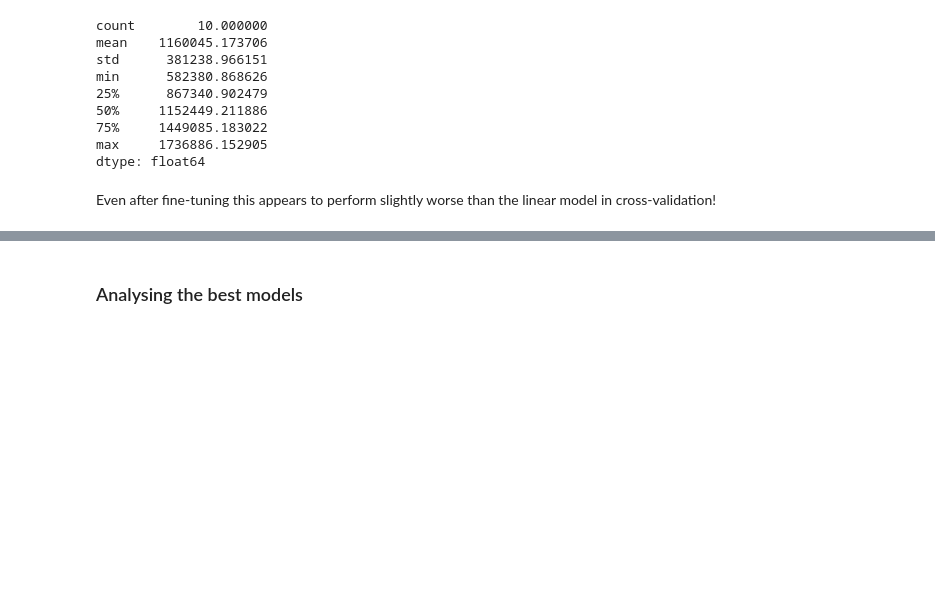
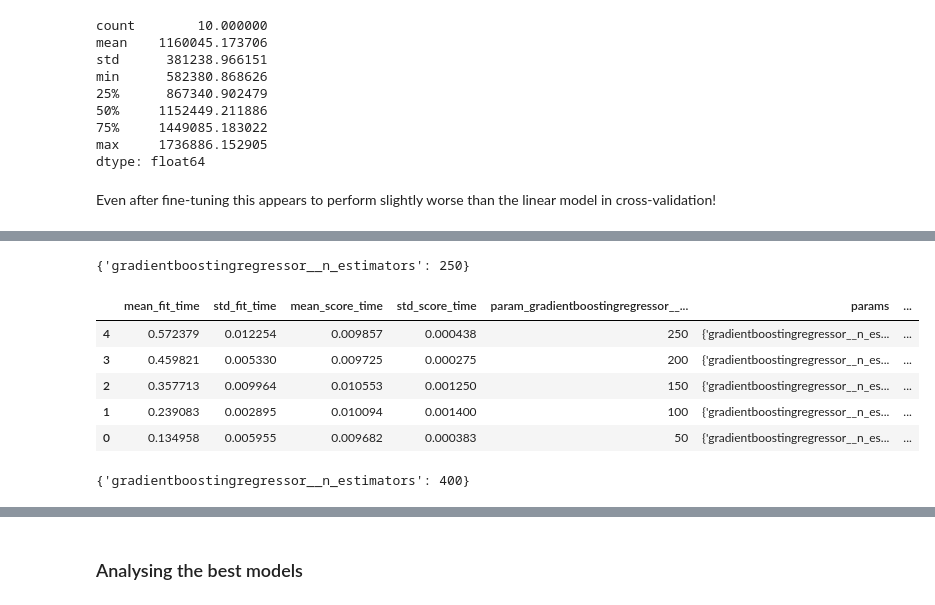
Before and after one commit to giacomomolinari/used-car-price-predictor, a Jupyter notebook: notebooks/modelling.ipynb, the cells around one changed output, grey strips where cells are left out. Drawn from its saved outputs; the diff is of its cells as text; code cells hidden in the pictures; blank space fills up the shorter version.

```diff
--- a/notebooks/modelling.ipynb
+++ b/notebooks/modelling.ipynb
@@ -2182,0 +2309,4 @@ Even after fine-tuning this appears to perform slightly worse than the linear mo
+# %%
+gbrt_model = GradientBoostingRegressor(random_state=42)
+
+gbrt_reg = make_pipeline(preprocessing_pipeline, gbrt_model)
@@ -2182,0 +2333,25 @@ Even after fine-tuning this appears to perform slightly worse than the linear mo
+# %%
+parameter_grid_gbrt = [
+    {
+        "gradientboostingregressor__n_estimators": [50, 100, 150, 200, 250] # default = 100
+    }
+]
+# %%
+grid_search = GridSearchCV(gbrt_reg, param_grid=parameter_grid_gbrt, cv=10, scoring="neg_root_mean_squared_error")
+
+grid_search.fit(X, Y)
+
+grid_search.best_params_
+# %% [output]
+{'gradientboostingregressor__n_estimators': 250}
+# %%
+cv_res = pd.DataFrame(grid_search.cv_results_)
+cv_res.sort_values(by="mean_test_score", ascending=False, inplace=True)
+cv_res
+# %% [output]
+|  | mean_fit_time | std_fit_time | mean_score_time | std_score_time | param_gradientboostingregressor__... | params | ... |
+| 4 | 0.572379 | 0.012254 | 0.009857 | 0.000438 | 250 | {'gradientboostingregressor__n_es... | ... |
+| 3 | 0.459821 | 0.005330 | 0.009725 | 0.000275 | 200 | {'gradientboostingregressor__n_es... | ... |
+| 2 | 0.357713 | 0.009964 | 0.010553 | 0.001250 | 150 | {'gradientboostingregressor__n_es... | ... |
+| 1 | 0.239083 | 0.002895 | 0.010094 | 0.001400 | 100 | {'gradientboostingregressor__n_es... | ... |
+| 0 | 0.134958 | 0.005955 | 0.009682 | 0.000383 | 50 | {'gradientboostingregressor__n_es... | ... |
@@ -2182,0 +2364,8 @@ Even after fine-tuning this appears to perform slightly worse than the linear mo
+# %%
+grid_search = GridSearchCV(gbrt_reg, param_grid=parameter_grid_gbrt, cv=10, scoring="neg_root_mean_squared_error")
+
+grid_search.fit(X, Y)
+
+grid_search.best_params_
+# %% [output]
+{'gradientboostingregressor__n_estimators': 400}
```
Also changed, not shown: parts of 41 cells of this notebook.
